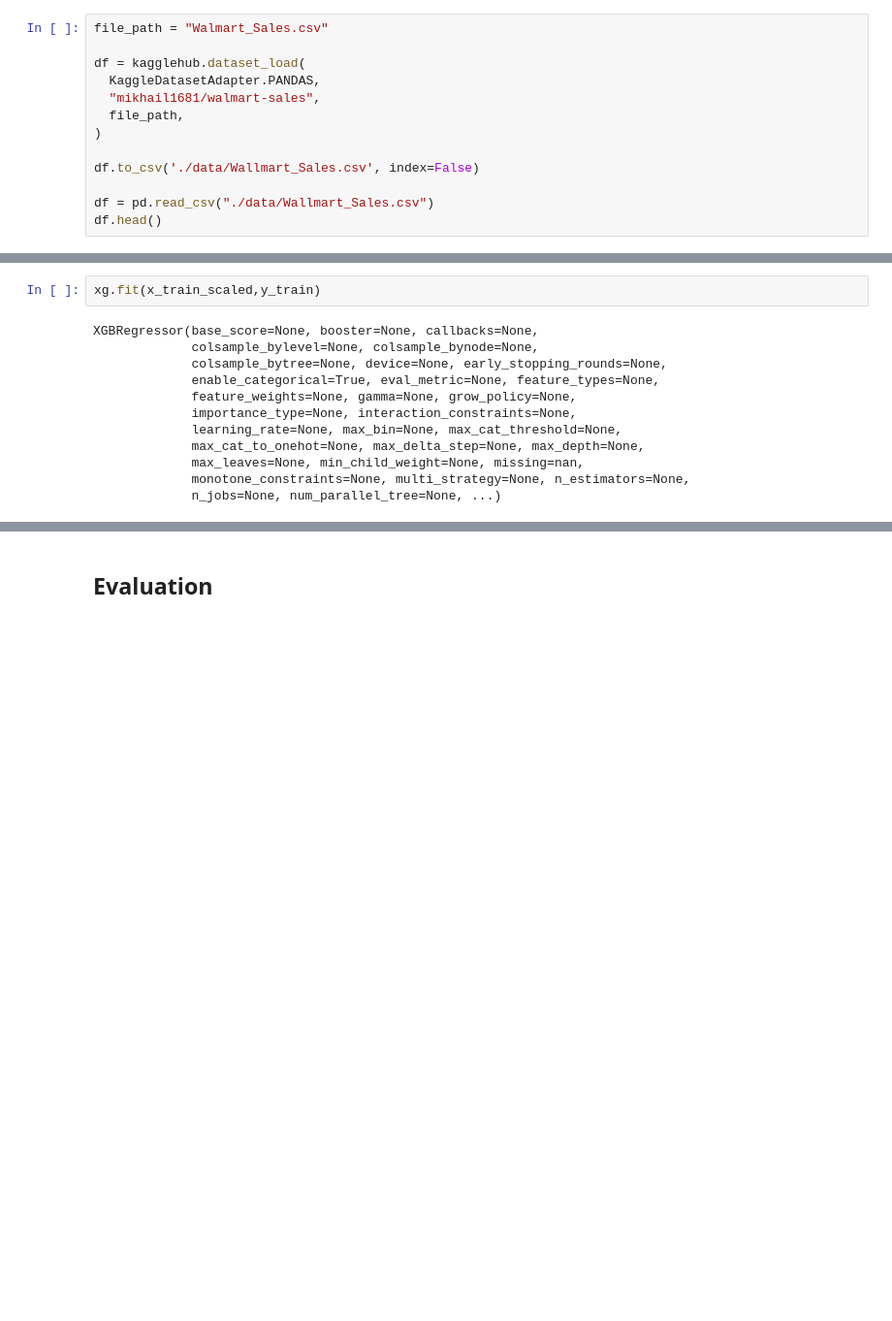
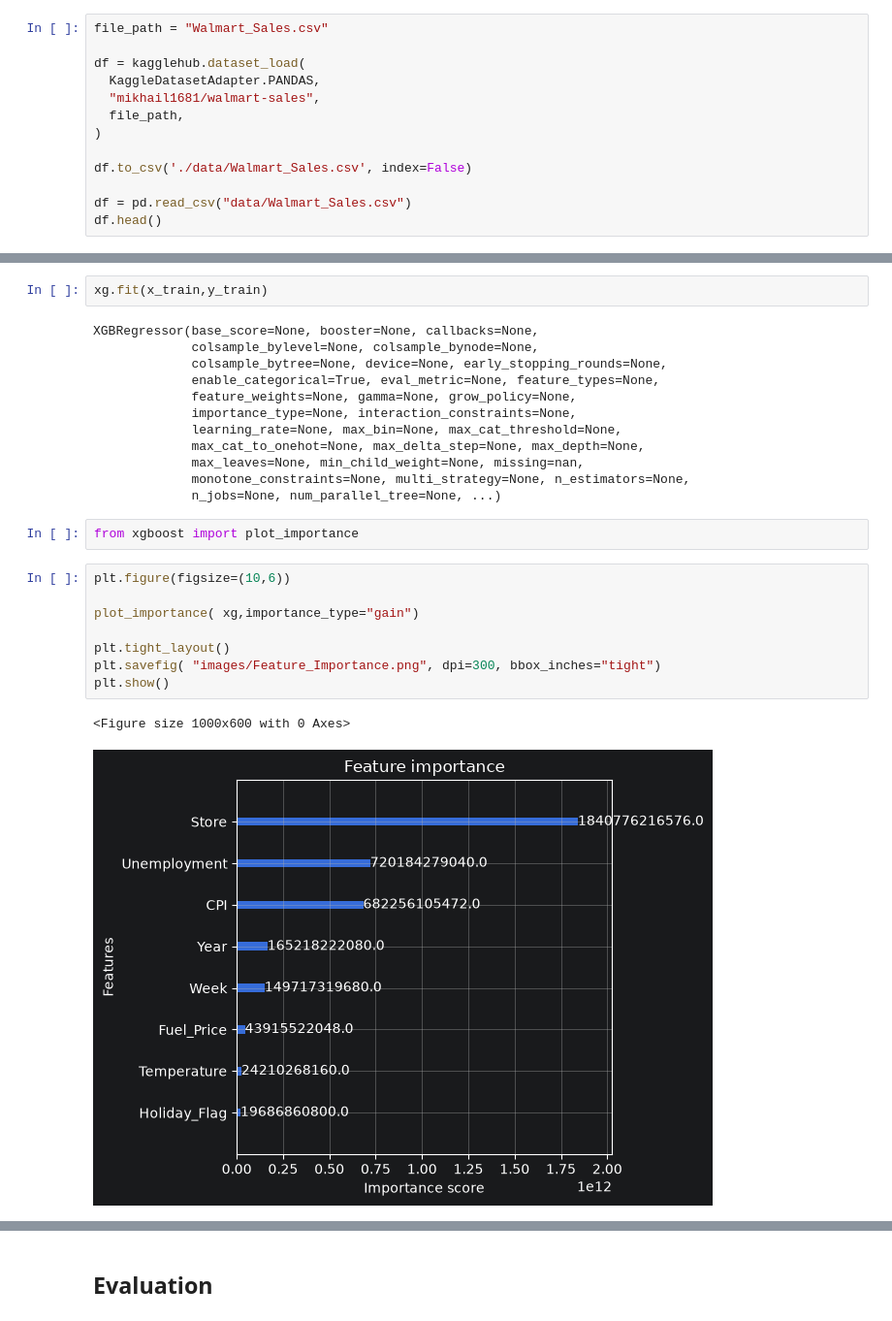
Before and after one commit to Pranav-1719/Data-Science-Machine-Learning, a Jupyter notebook: Wallmart_Sales/walmart_sales_prediction.ipynb, the cells around one changed output, grey strips where cells are left out. Shown at 97% size. Drawn from its saved outputs; the diff is of its cells as text; blank space fills up the shorter version.

Commit message:
Feat: Built XGBoost model, Trained it, performed cross-validation and Evaluated

```diff
--- a/Wallmart_Sales/walmart_sales_prediction.ipynb
+++ b/Wallmart_Sales/walmart_sales_prediction.ipynb
@@ -20,9 +20,9 @@ df = kagglehub.dataset_load(
   file_path,
 )
 
-df.to_csv('./data/Wallmart_Sales.csv', index=False)
+df.to_csv('./data/Walmart_Sales.csv', index=False)
 
-df = pd.read_csv("./data/Wallmart_Sales.csv")
+df = pd.read_csv("data/Walmart_Sales.csv")
 df.head()
 # %% [output]
 |  | Store | Date | Weekly_Sales | Holiday_Flag | Temperature | Fuel_Price | CPI | Unemployment |
@@ -346,7 +332,7 @@ Avg RMSE:  -89890.17506816697
 # %% [markdown]
 ### Selecting XG Boost model as it explains the data better than other models
 # %%
-xg.fit(x_train_scaled,y_train)
+xg.fit(x_train,y_train)
 # %% [output]
 XGBRegressor(base_score=None, booster=None, callbacks=None,
              colsample_bylevel=None, colsample_bynode=None,
@@ -359,4 +345,17 @@ XGBRegressor(base_score=None, booster=None, callbacks=None,
              max_leaves=None, min_child_weight=None, missing=nan,
              monotone_constraints=None, multi_strategy=None, n_estimators=None,
              n_jobs=None, num_parallel_tree=None, ...)
+# %%
+from xgboost import plot_importance
+# %%
+plt.figure(figsize=(10,6))
+
+plot_importance( xg,importance_type="gain")
+
+plt.tight_layout()
+plt.savefig( "images/Feature_Importance.png", dpi=300, bbox_inches="tight")
+plt.show()
+# %% [output]
+<Figure size 1000x600 with 0 Axes>
+[figure, added]
 # %%
```
Also changed, not shown: parts of 12 cells of this notebook.
